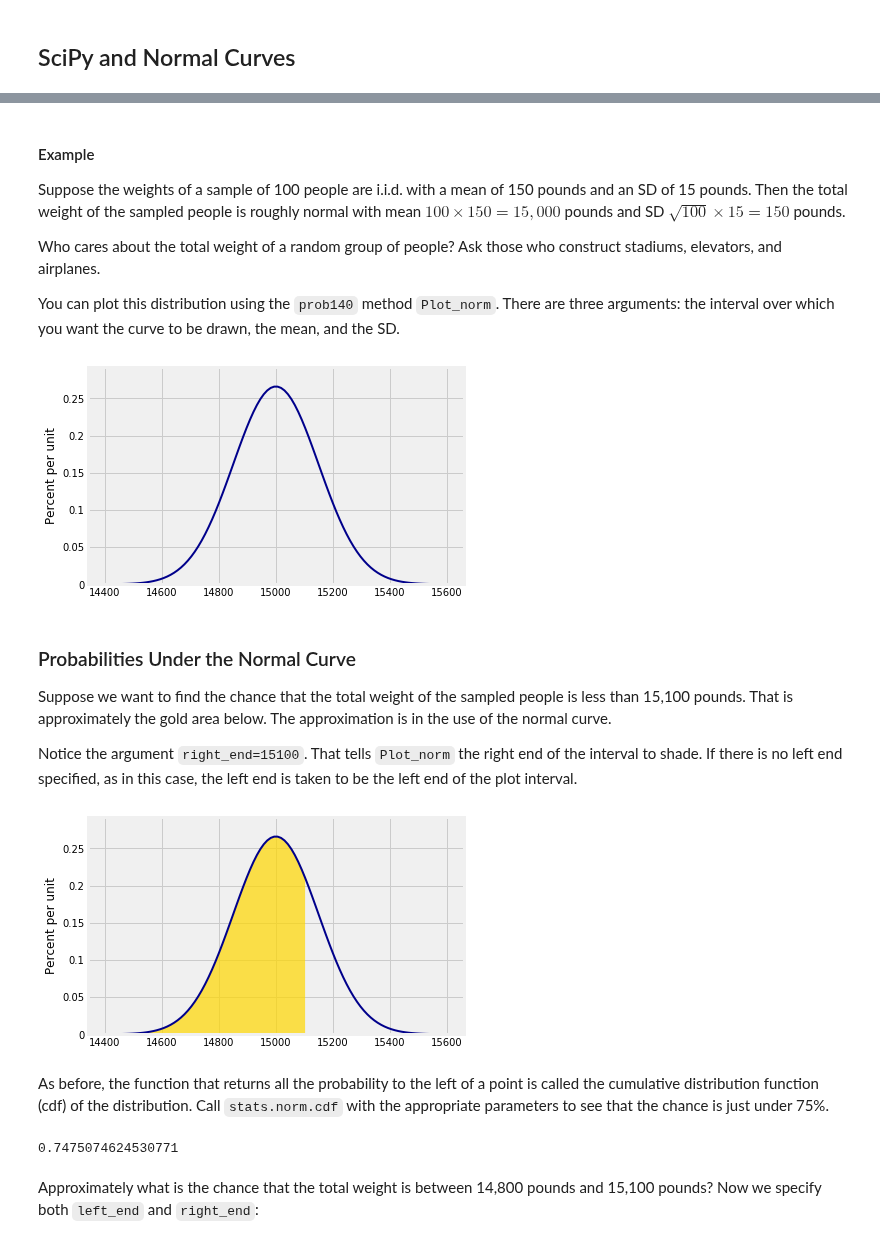
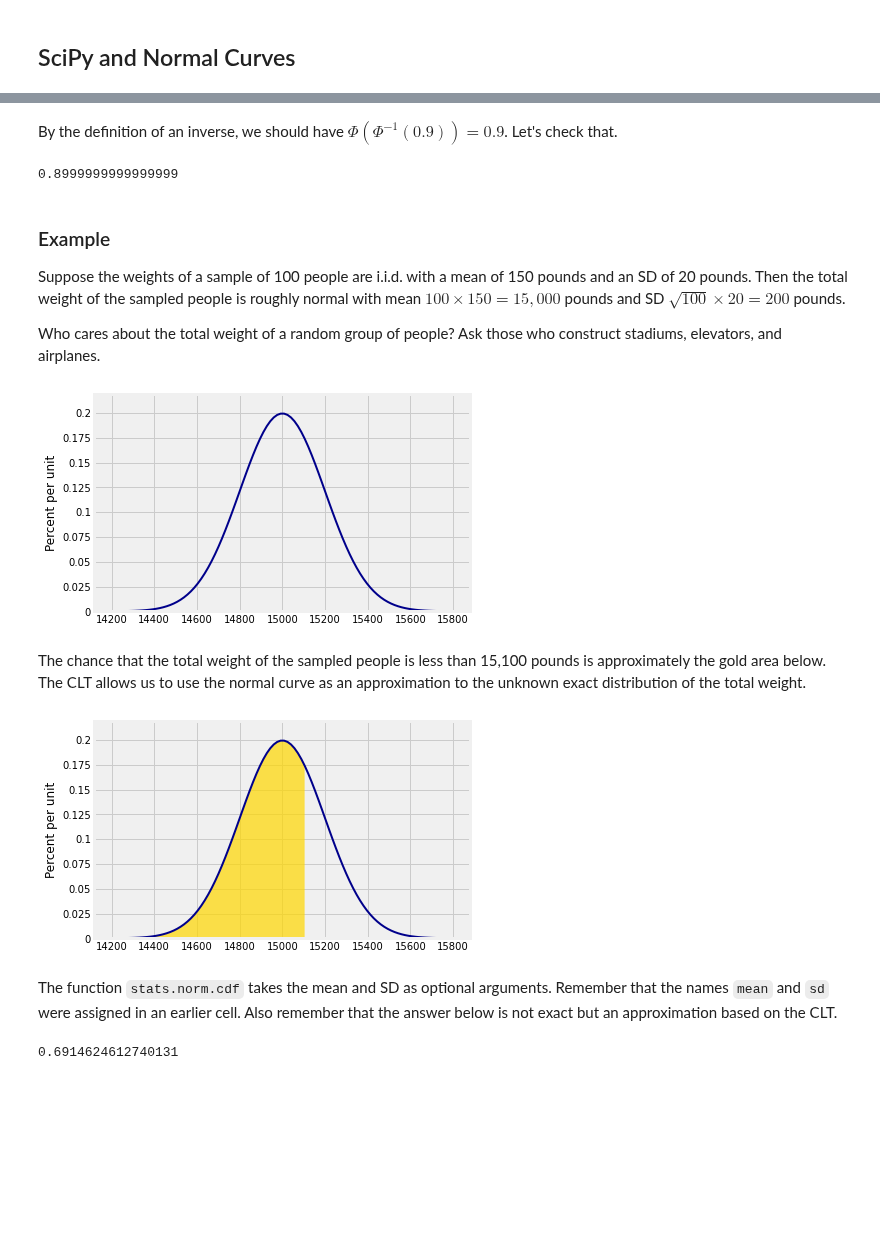
Before and after one commit to prob140/textbook, a Jupyter notebook: content/Chapter_14/04_SciPy_and_Normal_Curves.ipynb, the cells around one changed output, grey strips where cells are left out. Cells and saved outputs as stored; diff of their text form; code cells hidden in the pictures; blank space fills up the shorter version.

```diff
--- a/content/Chapter_14/04_SciPy_and_Normal_Curves.ipynb
+++ b/content/Chapter_14/04_SciPy_and_Normal_Curves.ipynb
@@ -93,39 +110,38 @@ A complete proof of this theorem is beyond the scope of this course. A calculati
+# %% [markdown]
+By the definition of an inverse, we should have $\Phi(\Phi^{-1}(0.9)) = 0.9$. Let's check that.
+# %%
+stats.norm.cdf(stats.norm.ppf(0.9))
+# %% [output]
+0.8999999999999999
 # %% [markdown]
-#### Example ####
-Suppose the weights of a sample of 100 people are i.i.d. with a mean of 150 pounds and an SD of 15 pounds. Then the total weight of the sampled people is roughly normal with mean $100 \times 150 = 15,000$ pounds and SD $\sqrt{100} \times 15 = 150$ pounds.
+### Example ###
+Suppose the weights of a sample of 100 people are i.i.d. with a mean of 150 pounds and an SD of 20 pounds. Then the total weight of the sampled people is roughly normal with mean $100 \times 150 = 15,000$ pounds and SD $\sqrt{100} \times 20 = 200$ pounds.
 
 Who cares about the total weight of a random group of people? Ask those who construct stadiums, elevators, and airplanes.
-
-You can plot this distribution using the `prob140` method `Plot_norm`. There are three arguments: the interval over which you want the curve to be drawn, the mean, and the SD.
 # %%
-# Approximate distribution of iid sample sum
+# Approximate distribution of total weight
 
 n = 100
 mu = 150
-sigma = 15
+sigma = 20
 
 mean = n*mu
 sd = (n**0.5)*sigma
 
 plot_interval = make_array(mean-4*sd, mean+4*sd)
 
 Plot_norm(plot_interval, mean, sd)
 # %% [output]
-[figure, old version]
+[figure, new version]
 # %% [markdown]
-### Probabilities Under the Normal Curve ###
-Suppose we want to find the chance that the total weight of the sampled people is less than 15,100 pounds. That is approximately the gold area below. The approximation is in the use of the normal curve.
-
-Notice the argument `right_end=15100`. That tells `Plot_norm` the right end of the interval to shade. If there is no left end specified, as in this case, the left end is taken to be the left end of the plot interval.
+The chance that the total weight of the sampled people is less than 15,100 pounds is approximately the gold area below. The CLT allows us to use the normal curve as an approximation to the unknown exact distribution of the total weight.
 # %%
 Plot_norm(plot_interval, mean, sd, right_end=15100)
 # %% [output]
-[figure, old version]
+[figure, new version]
-# %% [markdown]
-As before, the function that returns all the probability to the left of a point is called the cumulative distribution function (cdf) of the distribution. Call `stats.norm.cdf` with the appropriate parameters to see that the chance is just under 75%.
+# %% [markdown]
+The function `stats.norm.cdf` takes the mean and SD as optional arguments. Remember that the names `mean` and `sd` were assigned in an earlier cell. Also remember that the answer below is not exact but an approximation based on the CLT.
 # %%
 stats.norm.cdf(15100, mean, sd)
 # %% [output]
-0.7475074624530771
+0.6914624612740131
-# %% [markdown]
-Approximately what is the chance that the total weight is between 14,800 pounds and 15,100 pounds? Now we specify both `left_end` and `right_end`:
```
Also changed, not shown: parts of 49 cells of this notebook.
